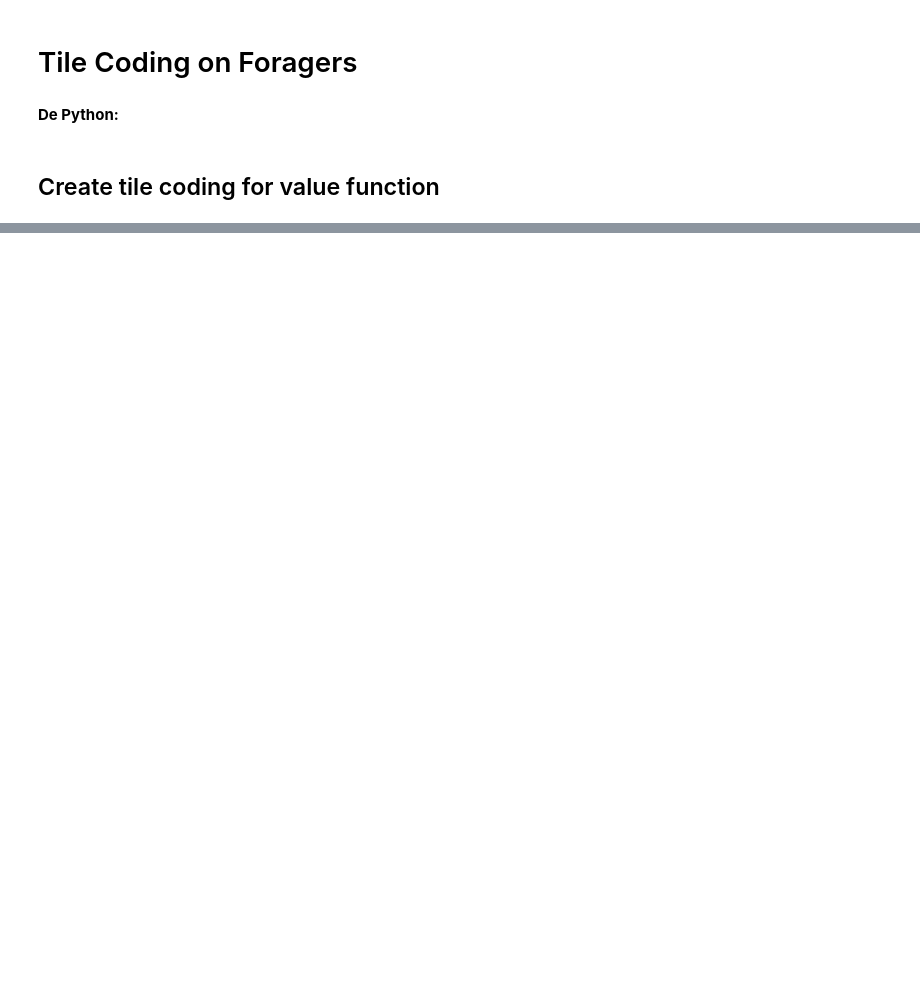
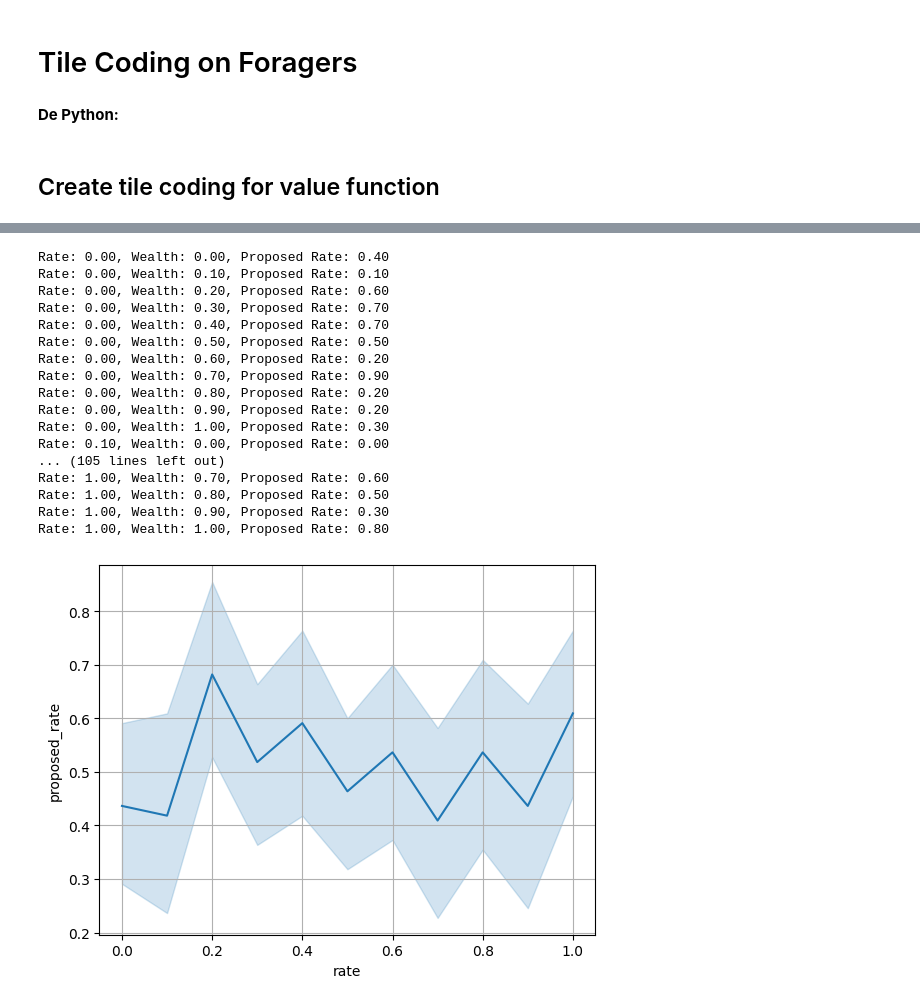
Before and after one commit to EAndrade-Lotero/foragers_and_manager_sim_RL, a Jupyter notebook: notebooks/Tile_Coding_on_Foragers.ipynb, the cells around one changed output, grey strips where cells are left out. Cells and saved outputs as stored; diff of their text form; code cells hidden in the pictures; blank space fills up the shorter version.

```diff
--- a/notebooks/Tile_Coding_on_Foragers.ipynb
+++ b/notebooks/Tile_Coding_on_Foragers.ipynb
@@ -106 +120,33 @@ IHT full, starting to allow collisions
+# %%
+rates, wealths = q_plot.create_mesh()
+df = pd.DataFrame({}, columns=['rate', 'wealth', 'proposed_rate'])
+
+for rate in rates:
+    for wealth in wealths:
+        proposed_rate = perf.agent.argmaxQ([rate, wealth])
+        proposed_rate = proposed_rate / (num_actions - 1)  # Convert discrete action to continuous value
+        print(f"Rate: {rate:.2f}, Wealth: {wealth:.2f}, Proposed Rate: {proposed_rate:.2f}")
+        df.loc[len(df)] = {'rate': rate, 'wealth': wealth, 'proposed_rate': proposed_rate}
+
+ax = sns.lineplot(x='rate', y='proposed_rate', data=df)
+ax.grid()
+# %% [output]
+Rate: 0.00, Wealth: 0.00, Proposed Rate: 0.40
+Rate: 0.00, Wealth: 0.10, Proposed Rate: 0.10
+Rate: 0.00, Wealth: 0.20, Proposed Rate: 0.60
+Rate: 0.00, Wealth: 0.30, Proposed Rate: 0.70
+Rate: 0.00, Wealth: 0.40, Proposed Rate: 0.70
+Rate: 0.00, Wealth: 0.50, Proposed Rate: 0.50
+Rate: 0.00, Wealth: 0.60, Proposed Rate: 0.20
+Rate: 0.00, Wealth: 0.70, Proposed Rate: 0.90
+Rate: 0.00, Wealth: 0.80, Proposed Rate: 0.20
+Rate: 0.00, Wealth: 0.90, Proposed Rate: 0.20
+Rate: 0.00, Wealth: 1.00, Proposed Rate: 0.30
+Rate: 0.10, Wealth: 0.00, Proposed Rate: 0.00
+... (105 lines left out)
+Rate: 1.00, Wealth: 0.70, Proposed Rate: 0.60
+Rate: 1.00, Wealth: 0.80, Proposed Rate: 0.50
+Rate: 1.00, Wealth: 0.90, Proposed Rate: 0.30
+Rate: 1.00, Wealth: 1.00, Proposed Rate: 0.80
+[figure, added]
 # %%
```
Also changed, not shown: parts of 10 cells of this notebook, 12 other files.
